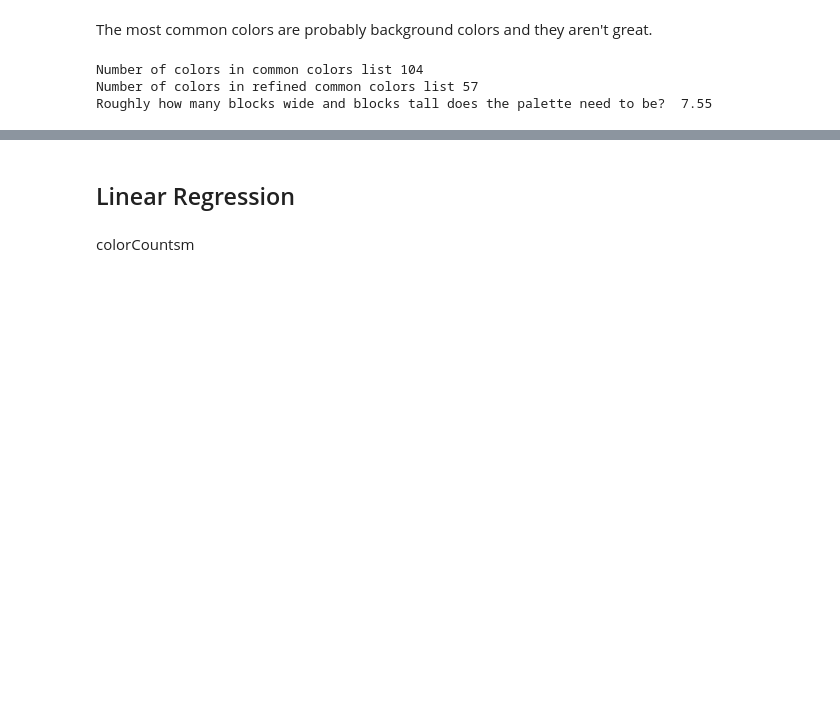
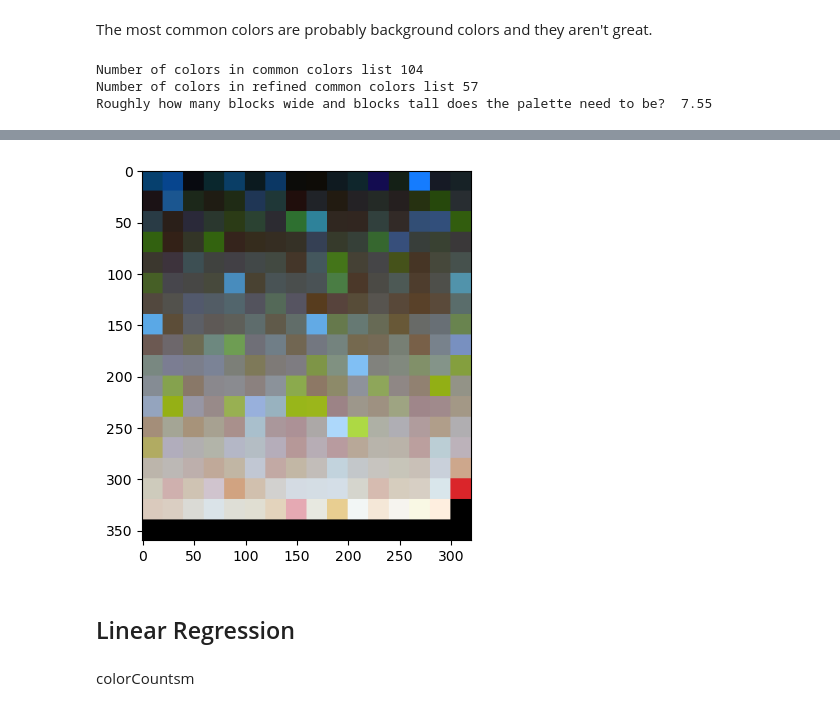
Before and after one commit to CoralCoveCreates/Chem-Game---Jellybean, a Jupyter notebook: Art/Python-Analytics/ColorPaletteAnalysis.ipynb, the cells around one changed output, grey strips where cells are left out. Cells and saved outputs as stored; diff of their text form; code cells hidden in the pictures; blank space fills up the shorter version.

```diff
--- a/Art/Python-Analytics/ColorPaletteAnalysis.ipynb
+++ b/Art/Python-Analytics/ColorPaletteAnalysis.ipynb
@@ -406,3 +441,12 @@ NameError: name 'paletteBitmapImagem_0' is not defined
+# %%
+try:
+    paletteBitmapImagem_1 = makePaletteBitmapImagem(nBlocksWide=18, nBlocksHigh=16, colorl=colorl_gt200_ls201)
+except ValueError as e:
+    print(e)
+plt.imshow(paletteBitmapImagem_1)
+plt.show()
+# %% [output]
+[figure, added]
 # %% [markdown]
 ## Linear Regression
 # %% [markdown]
```
Also changed, not shown: parts of 6 cells of this notebook.
